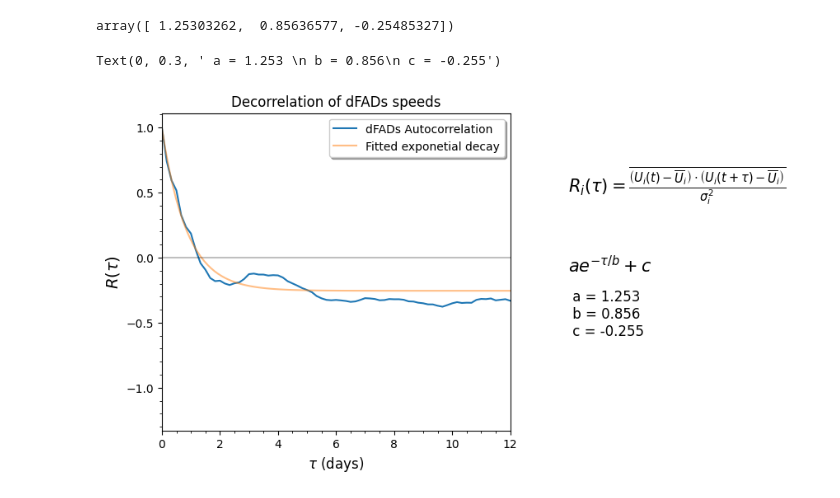
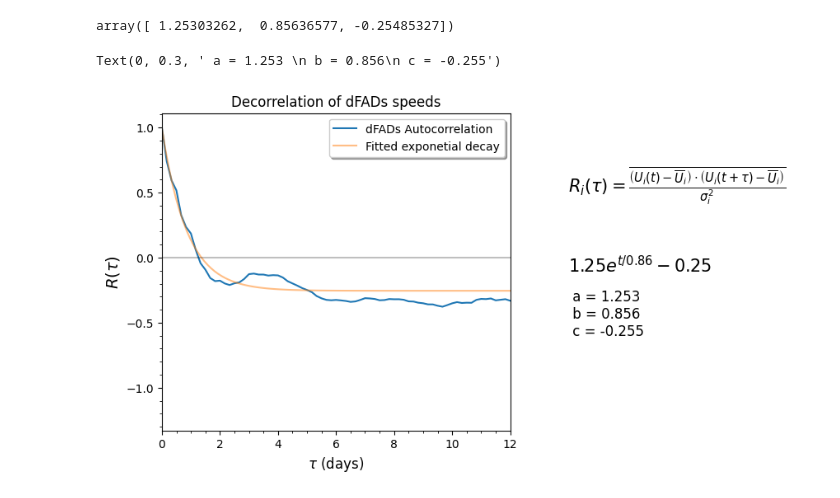
Before and after one commit to Colin-zerfass/fate-core, a Jupyter notebook: Code/Autocorrelation.ipynb, the cells around one changed output. Drawn from its saved outputs; the diff is of its cells as text; code cells hidden in the pictures.

```diff
--- a/Code/Autocorrelation.ipynb
+++ b/Code/Autocorrelation.ipynb
@@ -47,7 +50,9 @@ class Autocorrilation:
         self.vi = np.interp(ti_abs,t_abs, self.v)
         self.Ui = self.ui +1j*self.vi
         self.Uimean = np.mean(self.Ui)
-        self.sigma2i = np.mean((np.abs(self.Ui - self.Uimean))**2)
+        #self.sigma2i = np.mean((np.abs(self.Ui - self.Uimean))**2)
+        #self.sigma2i = np.mean((np.abs(self.Ui) - np.abs(self.Uimean))**2) ## Varience of magnitude of velocity (speeds)
+        self.sigma2i = np.mean((self.Ui.real - self.Uimean.real)**2) + np.mean((self.Ui.imag - self.Uimean.imag)**2)
         return None
     def calc_autocorrelation(self, tau):
         tau = np.timedelta64(tau, 'h')
@@ -58,7 +63,11 @@ class Autocorrilation:
         taui= int(tau/dt)
         temp = 0
         for i in range(len_ts):
-            temp += np.real(np.vdot(self.Ui[i] -self.Uimean, self.Ui[i+taui] - self.Uimean)) #np.real((self.Ui[i] - self.Uimean) * np.conj(self.Ui[i + taui] - self.Uimean))
+            a = self.Ui[i] - self.Uimean
+            b = self.Ui[i+taui] - self.Uimean
+            temp +=  np.dot([a.real, a.imag], [b.real,b.imag])
+            #np.real(np.vdot(self.Ui[i] -self.Uimean, self.Ui[i+taui] - self.Uimean)) #np.real((self.Ui[i] - self.Uimean) * np.conj(self.Ui[i + taui] - self.Uimean))
+        self.temp = temp
         return temp/len_ts/self.sigma2i
     def calc_autocor_allTau(self):
         """Need to call Calc_autocorrelation for all Tau, First need to calc max range of Tau, then store Tau"""
@@ -126,26 +135,30 @@ array([ 1.25303262,  0.85636577, -0.25485327])
 # %%
 import matplotlib.gridspec as gridspec
 fig = plt.figure(figsize=(10,5))
 gs = gridspec.GridSpec(1, 2, width_ratios=[3,2])
 ax0 = fig.add_subplot(gs[0,0])
 ax0.plot(groupeddata.index/np.timedelta64(24, 'h'), groupeddata.R, label = "dFADs Autocorrelation")
 x = np.linspace(0,12, 100)
 ax0.plot(x, func(x, ppot[0], ppot[1], ppot[2]),alpha = 0.5, label = "Fitted exponetial decay")
 ax0.set_xlim(0,12)
 ax0.set_ylabel(r"$R(\tau)$", fontsize = 14)
 ax0.set_xlabel(r"$\tau$ (days)", fontsize = 12)
 ax0.hlines(0,0, 300, color = "k", alpha = 0.25)
 ax0.minorticks_on()
 ax0.set_title("Decorrelation of dFADs speeds")
 ax0.legend(fancybox = True, shadow = True)
 
 
 ax1 = fig.add_subplot(gs[0,1])
 ax1.axis("off")
 ax1.text(0,0.75, r"$R_i(\tau) = \frac{\overline{\left(U_i(t) - \overline{U}_i\right)\cdot\left(U_i(t+\tau) - \overline{U}_i\right)}}{\sigma_i^2}$",
           fontdict={"fontsize" : 15})
-ax1.text(0, 0.5, r"$a e^{-\tau/b} + c$", fontsize = 15)
+#ax1.text(0, 0.5, r"$a e^{-\tau/b} + c$", fontsize = 15)
+ax1.text(
+    0, 0.5,
+    rf"${ppot[0]:.2f} e^{{t/{ppot[1]:.2f}}} {ppot[2]:.2f}$", fontsize=15)
 ax1.text(0, 0.3 ,f" a = {ppot[0] :.3f} \n b = {ppot[1]:.3f}\n c = {ppot[2] :.3f}", fontsize = 12)
+#fig.savefig(r"..\Figures\Autocorrilation_ensanble.png")
 # %% [output]
 Text(0, 0.3, ' a = 1.253 \n b = 0.856\n c = -0.255')
-[figure, old version]
+[figure, new version]
```
Also changed, not shown: parts of 3 cells of this notebook, 1 other file.
